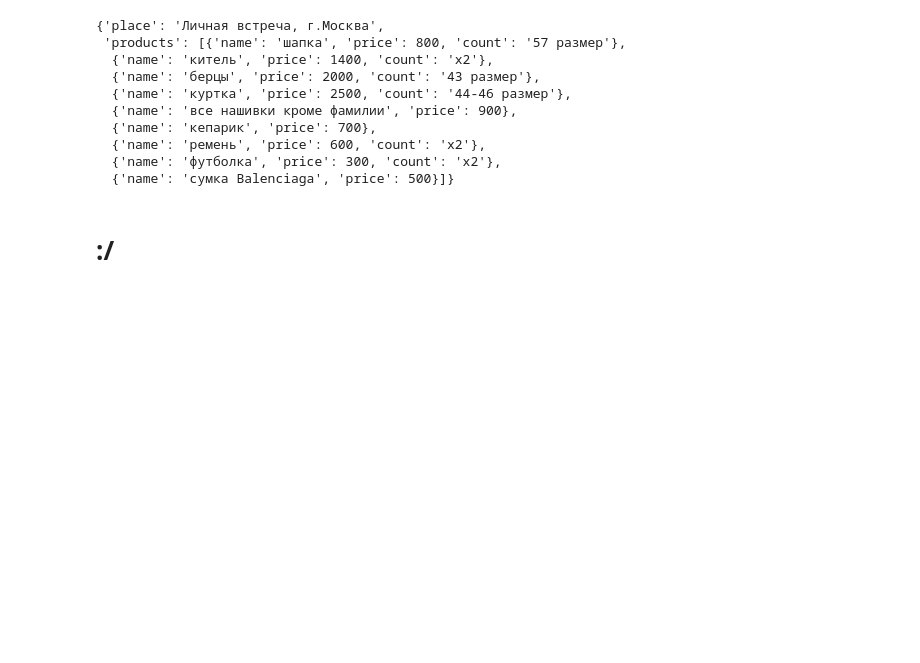
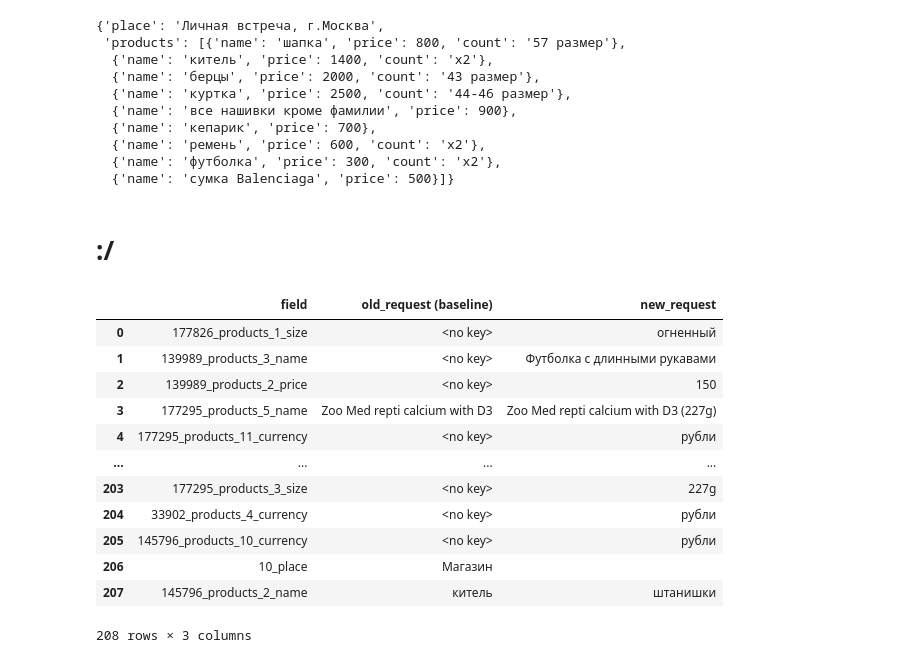
Before and after one commit to bralexx/ad_parsing, a Jupyter notebook: prompts/sandbox.ipynb, the cells around one changed output. Cells and saved outputs as stored; diff of their text form; code cells hidden in the pictures; blank space fills up the shorter version.

```diff
--- a/prompts/sandbox.ipynb
+++ b/prompts/sandbox.ipynb
@@ -7,4 +14,4 @@ FIRST_PROMPT = "You are a helpful assistant designed to output JSON. The client
 # %%
-API_KEY = ''
+API_KEY = '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'
 !pip install openai
 # %% [output]
@@ -902,0 +892,30 @@ pm1106.prompts['better_count_1106'].results[id]
+# %%
+NEW_PROMPT = """You are an ai trainer in marketplace company. You need to create a JSON from a plain text of a product offer provided by user. This JSON must contain next fields:
+"place" - where buyer can recieve product (or delivery info)
+"products" - list of dictionaries of valid products.
+Each product dict must contain ONLY following information:
+"name" - short title for a customer,
+"price" - cost of one unit of a product (one number),
+"currency" - in what currency is the price indicated (default is 'рубли'),
+"size" - size or weight of a product (one string),
+"count" - number of product units offered.
+Represent different variations on each product as DIFFERENT products.
+Do NOT add description and any other fields. Drop all fields with null value.
+If NO information about the price provided, the product has to be excluded from the answer.
+Answer ONLY with JSON string, no other text is needed.
+"""
+pm.make_all('new_request', NEW_PROMPT)
+# %% [output]
+|  | field | old_request (baseline) | new_request |
+| 0 | 177826_products_1_size | <no key> | огненный |
+| 1 | 139989_products_3_name | <no key> | Футболка с длинными рукавами |
+| 2 | 139989_products_2_price | <no key> | 150 |
+| 3 | 177295_products_5_name | Zoo Med repti calcium with D3 | Zoo Med repti calcium with D3 (227g) |
+| 4 | 177295_products_11_currency | <no key> | рубли |
+| ... | ... | ... | ... |
+| 203 | 177295_products_3_size | <no key> | 227g |
+| 204 | 33902_products_4_currency | <no key> | рубли |
+| 205 | 145796_products_10_currency | <no key> | рубли |
+| 206 | 10_place | Магазин |  |
+| 207 | 145796_products_2_name | китель | штанишки |
+208 rows × 3 columns
```
Also changed, not shown: parts of 7 cells of this notebook.
